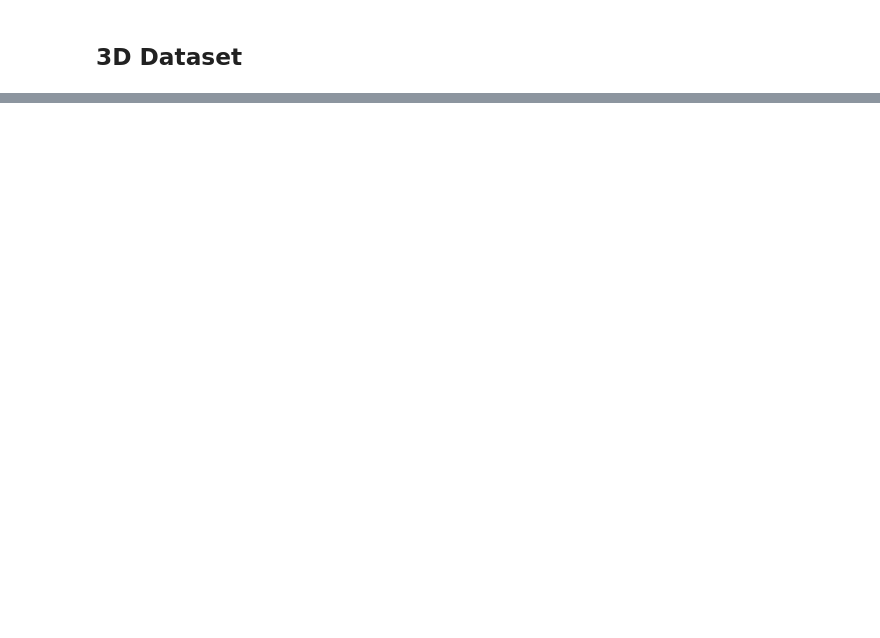
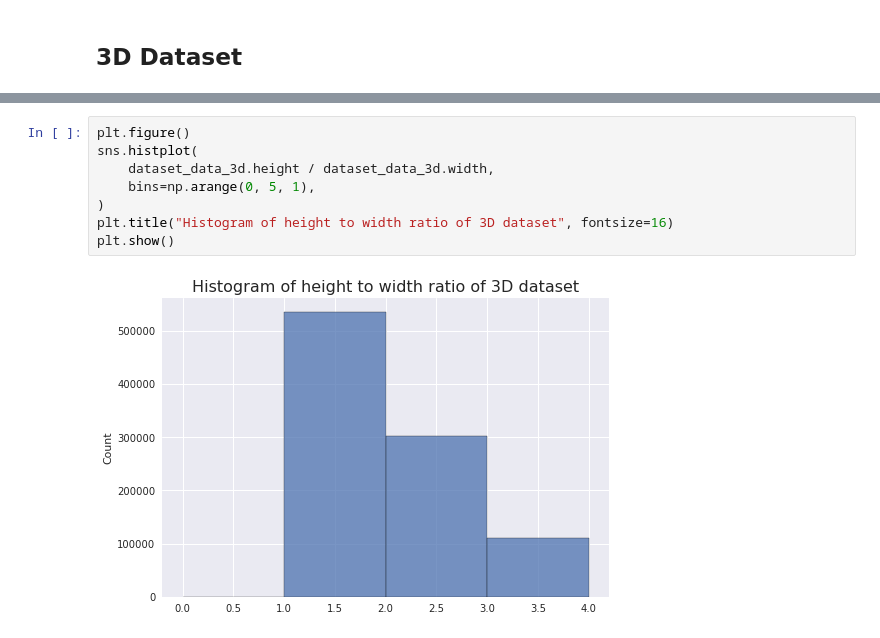
Before and after one commit to seive76/3D-Packing, a Jupyter notebook: nb/eda.ipynb, the cells around one changed output, grey strips where cells are left out. Drawn from its saved outputs; the diff is of its cells as text; blank space fills up the shorter version.

```diff
--- a/nb/eda.ipynb
+++ b/nb/eda.ipynb
@@ -205,3 +205,13 @@ dataset_data_3d.head()
 | 3 | 50 | 50 | 82 | 205.0 |
 | 4 | 50 | 50 | 125 | 312.5 |
 [interactive output not drawn]
+# %%
+plt.figure()
+sns.histplot(
+    dataset_data_3d.height / dataset_data_3d.width,
+    bins=np.arange(0, 5, 1),
+)
+plt.title("Histogram of height to width ratio of 3D dataset", fontsize=16)
+plt.show()
+# %% [output]
+[figure, added]
```
Also changed, not shown: parts of 5 cells of this notebook.
